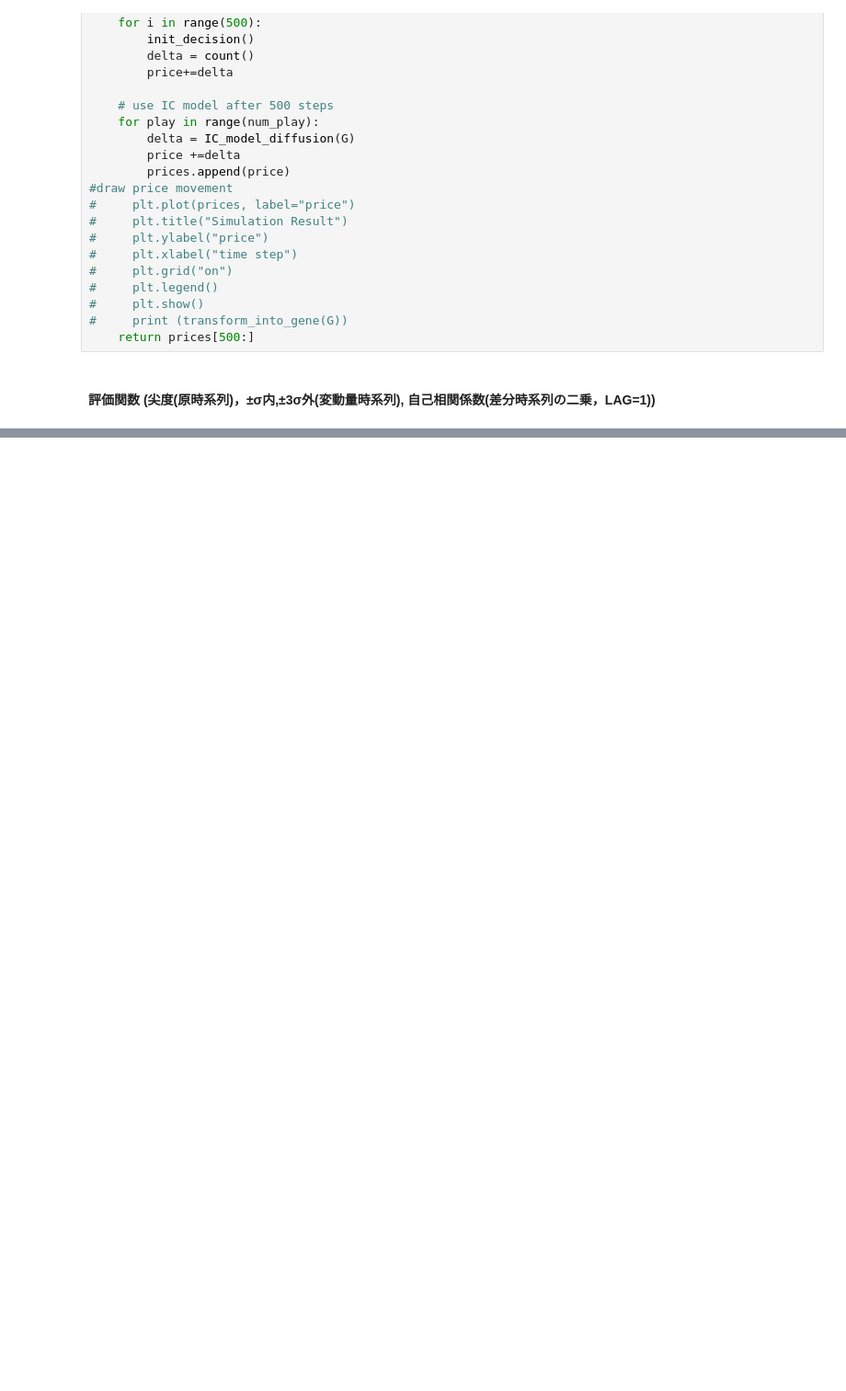
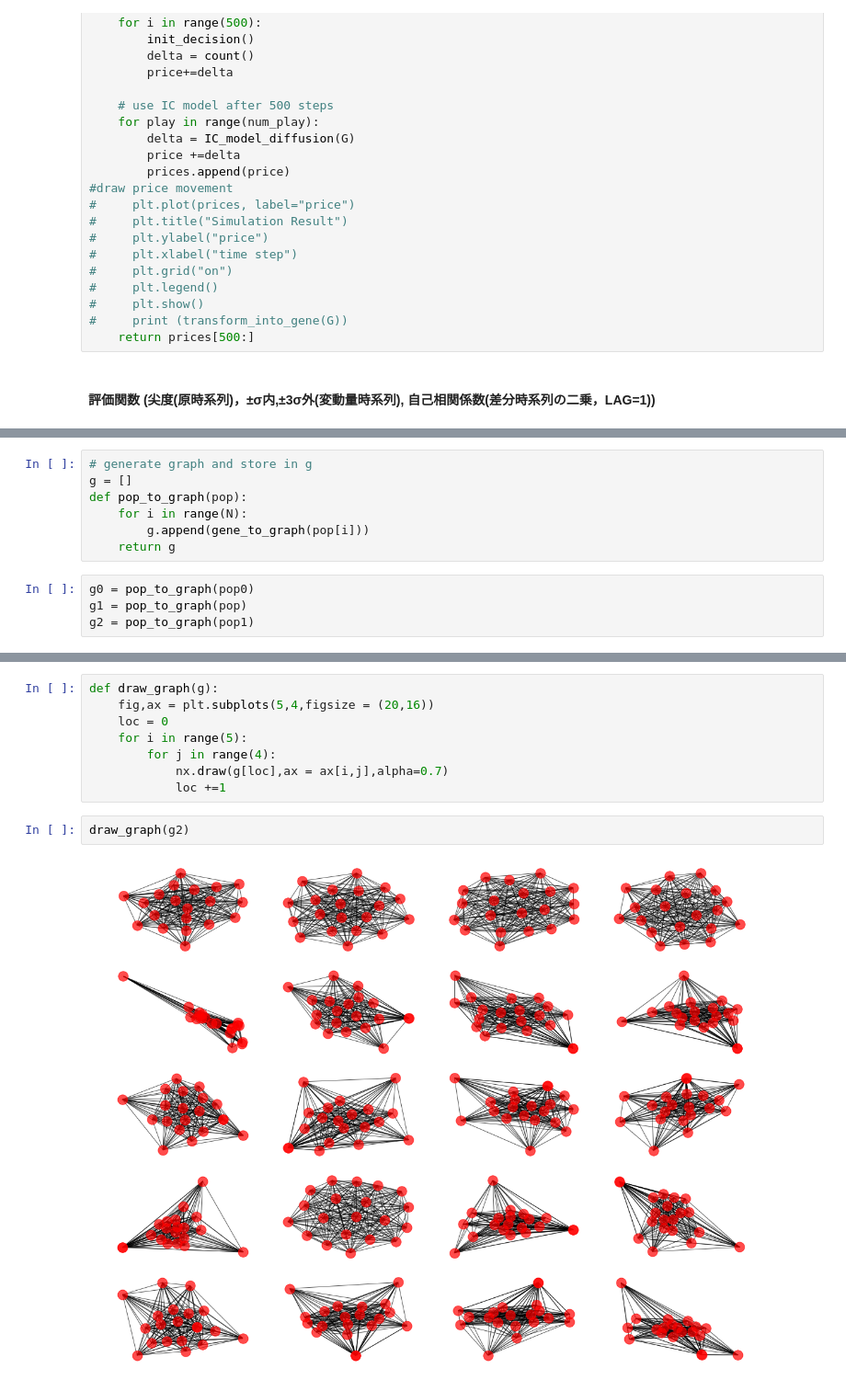
Before and after one commit to puva01/thesis, a Jupyter notebook: Market.ipynb, the cells around one changed output, grey strips where cells are left out. Shown at 92% size. Drawn from its saved outputs; the diff is of its cells as text; blank space fills up the shorter version.

```diff
--- a/Market.ipynb
+++ b/Market.ipynb
@@ -337,0 +365,11 @@ KeyboardInterrupt:
+# %%
+# generate graph and store in g
+g = []
+def pop_to_graph(pop):
+    for i in range(N):
+        g.append(gene_to_graph(pop[i]))
+    return g
+# %%
+g0 = pop_to_graph(pop0)
+g1 = pop_to_graph(pop)
+g2 = pop_to_graph(pop1)
@@ -337,0 +386,12 @@ KeyboardInterrupt:
+# %%
+def draw_graph(g):
+    fig,ax = plt.subplots(5,4,figsize = (20,16))
+    loc = 0
+    for i in range(5):
+        for j in range(4):
+            nx.draw(g[loc],ax = ax[i,j],alpha=0.7)
+            loc +=1
+# %%
+draw_graph(g2)
+# %% [output]
+[figure, added]
```
Also changed, not shown: parts of 11 cells of this notebook.
